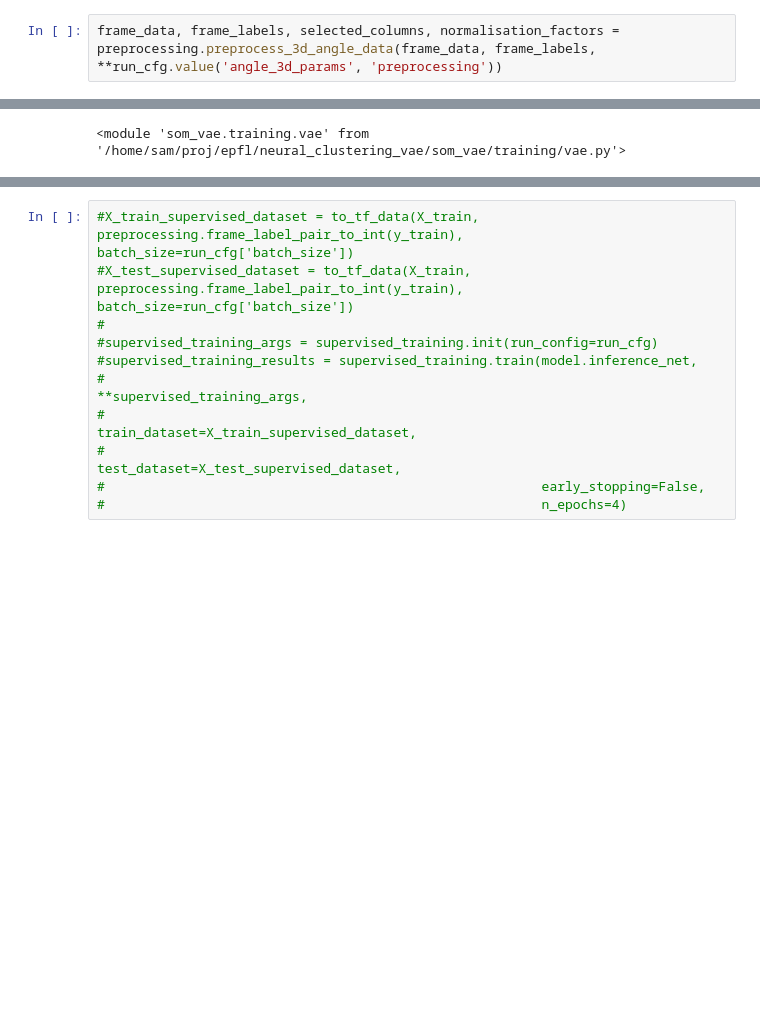
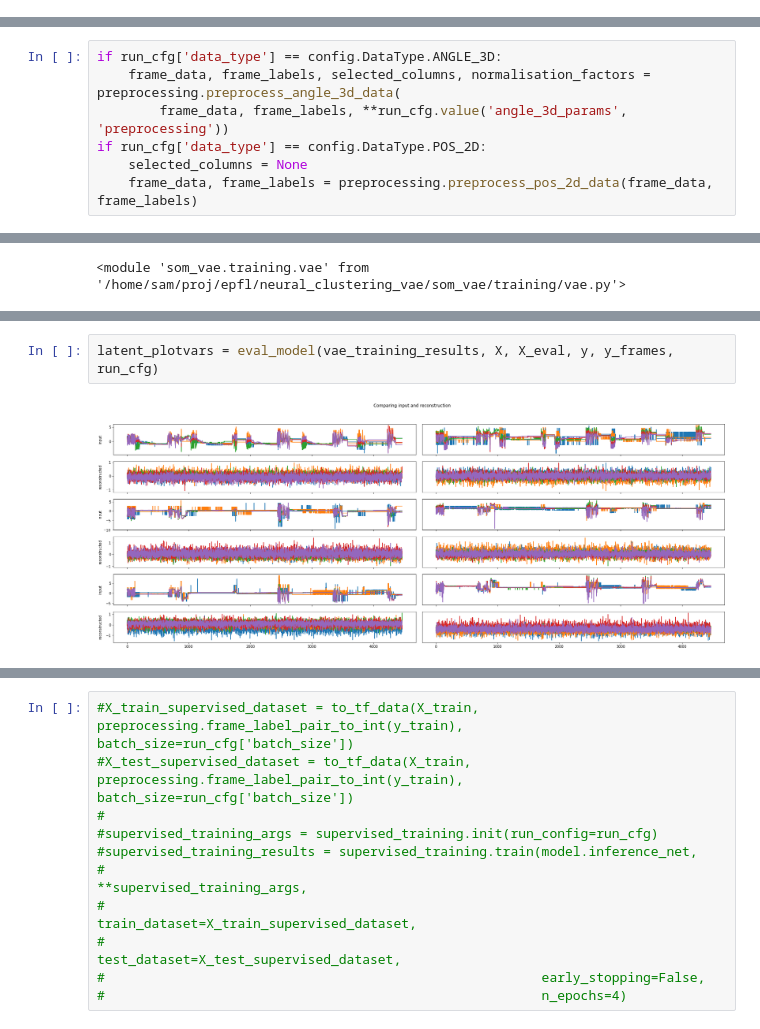
Before and after one commit to samuelsmal/drosophVAE, a Jupyter notebook: reparam_vae.ipynb, the cells around one changed output, grey strips where cells are left out. Saved outputs shown, nothing was run; the diff lists cells and outputs as text; blank space fills up the shorter version.

```diff
--- a/reparam_vae.ipynb
+++ b/reparam_vae.ipynb
@@ -120,2 +77,0 @@ huh?? something odd with Experiment(study_id='180921_aDN_CsCh', fly_id='Fly4', e
-# %%
-frame_data, frame_labels, selected_columns, normalisation_factors = preprocessing.preprocess_3d_angle_data(frame_data, frame_labels, **run_cfg.value('angle_3d_params', 'preprocessing'))
@@ -181,3 +83,10 @@ def to_int_value(frame_with_label):
+# %%
+if run_cfg['data_type'] == config.DataType.ANGLE_3D:
+    frame_data, frame_labels, selected_columns, normalisation_factors = preprocessing.preprocess_angle_3d_data(
+        frame_data, frame_labels, **run_cfg.value('angle_3d_params', 'preprocessing'))
+if run_cfg['data_type'] == config.DataType.POS_2D:
+    selected_columns = None
+    frame_data, frame_labels = preprocessing.preprocess_pos_2d_data(frame_data, frame_labels)
 # %%
 scaler = StandardScaler()
 
@@ -649,0 +533,4 @@ W0613 03:13:03.094168 140177051113280 _io.py:361] IMAGEIO FFMPEG_WRITER WARNING:
+# %%
+latent_plotvars = eval_model(vae_training_results, X, X_eval, y, y_frames, run_cfg)
+# %% [output]
+[figure, added]
```
Also changed, not shown: parts of 56 cells of this notebook, 8 other files.
